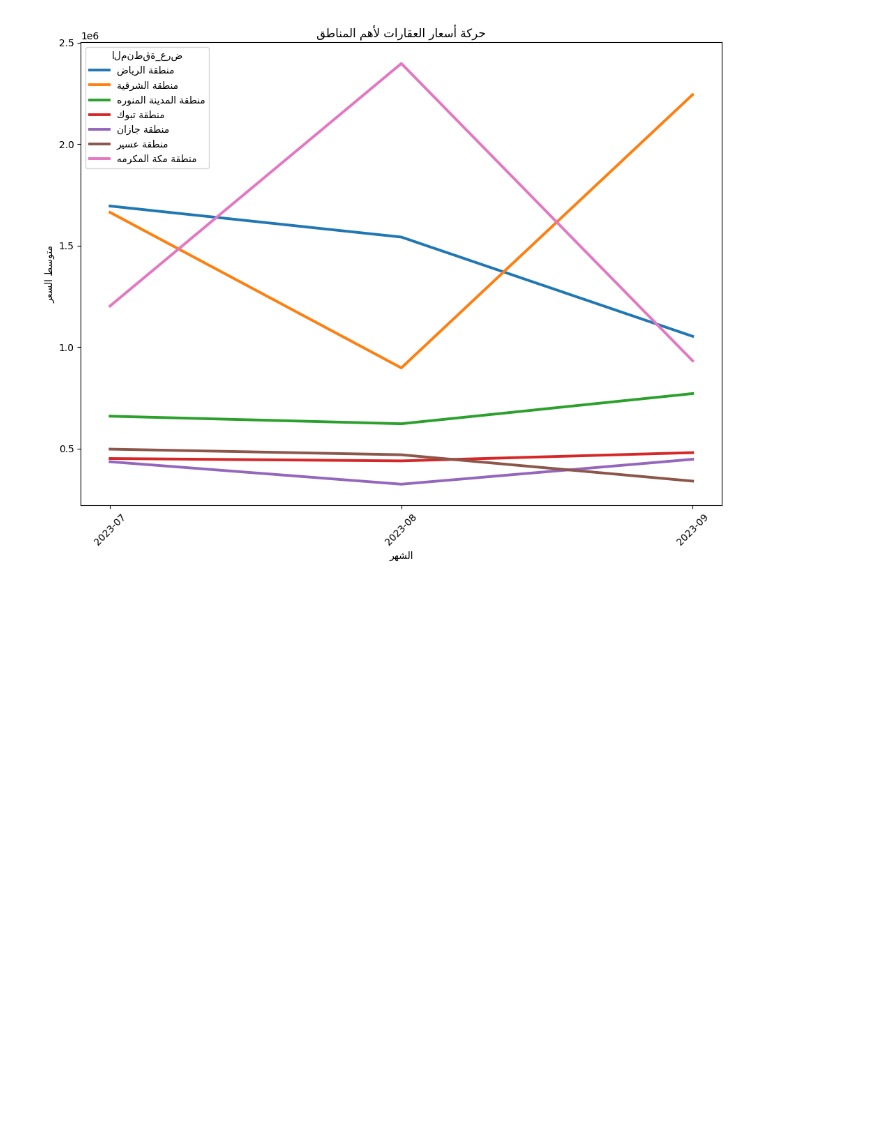
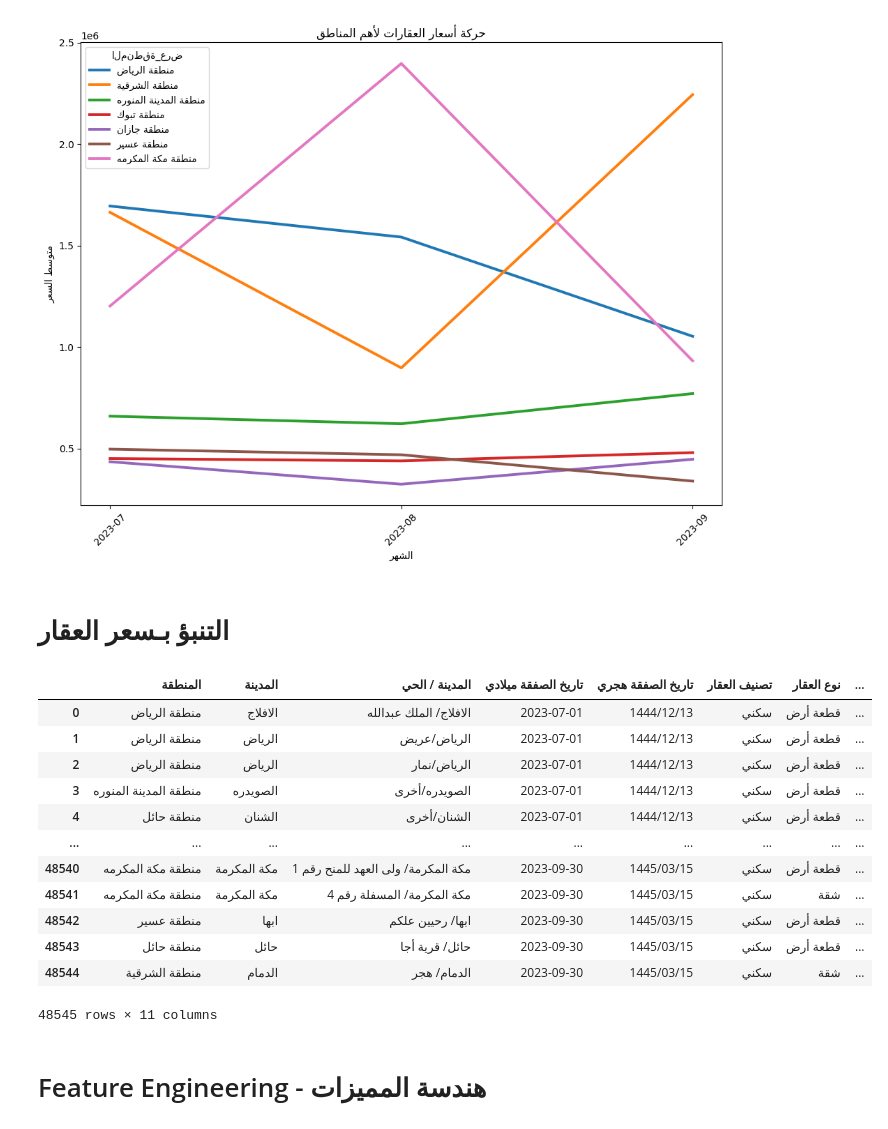
Before and after one commit to asmasw6/Data-Science, a Jupyter notebook: Real_Estate_Price_Trend_Analysis_by_Region_and_City.ipynb, the cells around one changed output. Drawn from its saved outputs; the diff is of its cells as text; code cells hidden in the pictures; blank space fills up the shorter version.

```diff
--- a/Real_Estate_Price_Trend_Analysis_by_Region_and_City.ipynb
+++ b/Real_Estate_Price_Trend_Analysis_by_Region_and_City.ipynb
@@ -277,3 +277,5 @@ plt.tight_layout()
 plt.show()
 # %% [output]
 [figure]
+# %% [markdown]
+# التنبؤ بـسعر العقار
@@ -279,0 +284,18 @@ plt.show()
+# %%
+df
+# %% [output]
+|  | المنطقة | المدينة | المدينة / الحي | تاريخ الصفقة ميلادي | تاريخ الصفقة هجري | تصنيف العقار | نوع العقار | ... |
+| 0 | منطقة الرياض | الافلاج | الافلاج/ الملك عبدالله | 2023-07-01 | 1444/12/13 | سكني | قطعة أرض | ... |
+| 1 | منطقة الرياض | الرياض | الرياض/عريض | 2023-07-01 | 1444/12/13 | سكني | قطعة أرض | ... |
+| 2 | منطقة الرياض | الرياض | الرياض/نمار | 2023-07-01 | 1444/12/13 | سكني | قطعة أرض | ... |
+| 3 | منطقة المدينة المنوره | الصويدره | الصويدره/أخرى | 2023-07-01 | 1444/12/13 | سكني | قطعة أرض | ... |
+| 4 | منطقة حائل | الشنان | الشنان/أخرى | 2023-07-01 | 1444/12/13 | سكني | قطعة أرض | ... |
+| ... | ... | ... | ... | ... | ... | ... | ... | ... |
+| 48540 | منطقة مكة المكرمه | مكة المكرمة | مكة المكرمة/ ولى العهد للمنح رقم 1 | 2023-09-30 | 1445/03/15 | سكني | قطعة أرض | ... |
+| 48541 | منطقة مكة المكرمه | مكة المكرمة | مكة المكرمة/ المسفلة رقم 4 | 2023-09-30 | 1445/03/15 | سكني | شقة | ... |
+| 48542 | منطقة عسير | ابها | ابها/ رحيين علكم | 2023-09-30 | 1445/03/15 | سكني | قطعة أرض | ... |
+| 48543 | منطقة حائل | حائل | حائل/ قرية أجا | 2023-09-30 | 1445/03/15 | سكني | قطعة أرض | ... |
+| 48544 | منطقة الشرقية | الدمام | الدمام/ هجر | 2023-09-30 | 1445/03/15 | سكني | شقة | ... |
+48545 rows × 11 columns
+# %% [markdown]
+# Feature Engineering - هندسة المميزات
```
Also changed, not shown: parts of 12 cells of this notebook.
